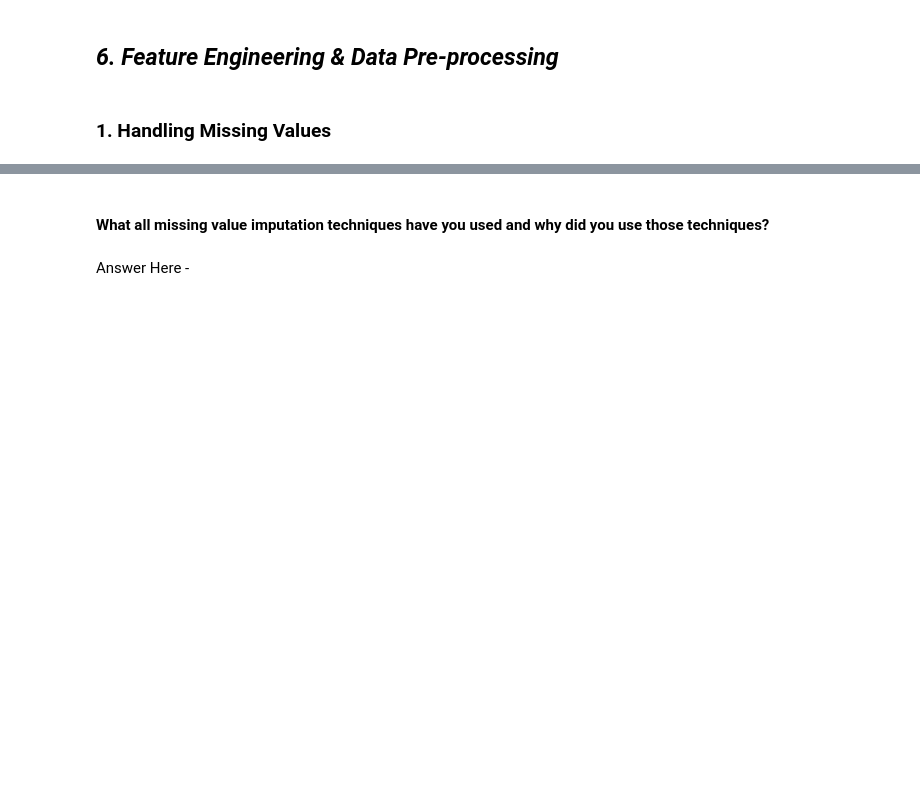
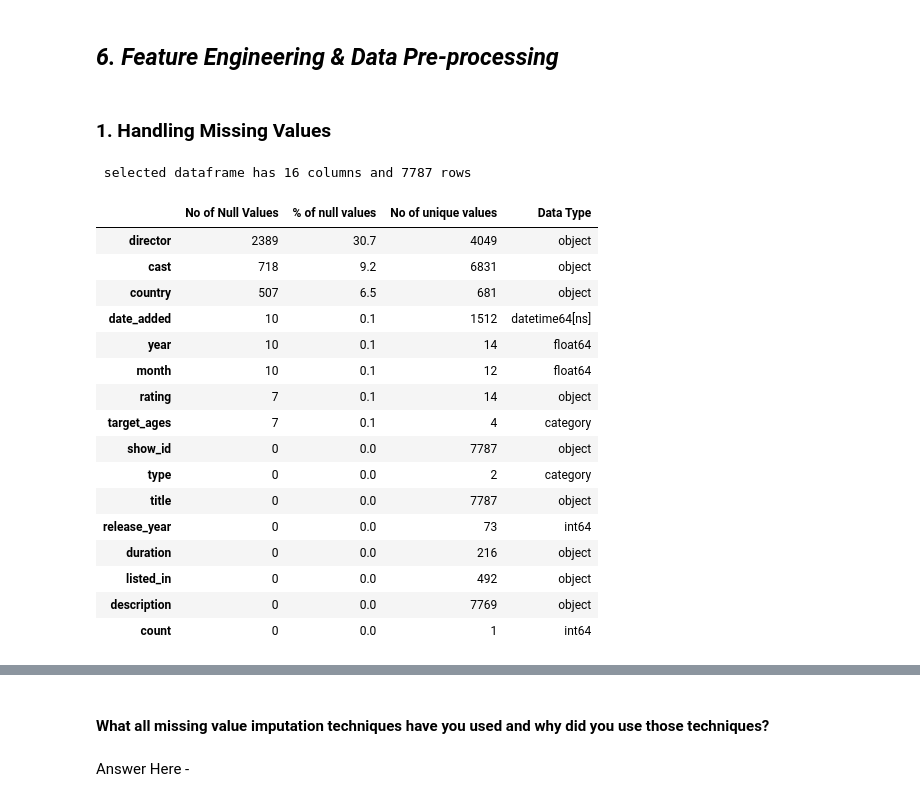
Before and after one commit to jaolekar/Netflix-clustering, a Jupyter notebook: Netflix_movies_and_TV_shows_Clustering_.ipynb, the cells around one changed output, grey strips where cells are left out. Cells and saved outputs as stored; diff of their text form; code cells hidden in the pictures; blank space fills up the shorter version.

```diff
--- a/Netflix_movies_and_TV_shows_Clustering_.ipynb
+++ b/Netflix_movies_and_TV_shows_Clustering_.ipynb
@@ -1051,3 +1061,24 @@ Answer Here.
 ### 1. Handling Missing Values
 # %%
 # Handling Missing Values & Missing Value Imputation
+# Calling our function again to check null values after adding new columns
+Complete_columns_info(nfx_df)
+# %% [output]
+ selected dataframe has 16 columns and 7787 rows
+|  | No of Null Values | % of null values | No of unique values | Data Type |
+| director | 2389 | 30.7 | 4049 | object |
+| cast | 718 | 9.2 | 6831 | object |
+| country | 507 | 6.5 | 681 | object |
+| date_added | 10 | 0.1 | 1512 | datetime64[ns] |
+| year | 10 | 0.1 | 14 | float64 |
+| month | 10 | 0.1 | 12 | float64 |
+| rating | 7 | 0.1 | 14 | object |
+| target_ages | 7 | 0.1 | 4 | category |
+| show_id | 0 | 0.0 | 7787 | object |
+| type | 0 | 0.0 | 2 | category |
+| title | 0 | 0.0 | 7787 | object |
+| release_year | 0 | 0.0 | 73 | int64 |
+| duration | 0 | 0.0 | 216 | object |
+| listed_in | 0 | 0.0 | 492 | object |
+| description | 0 | 0.0 | 7769 | object |
+| count | 0 | 0.0 | 1 | int64 |
```
Also changed, not shown: parts of 66 cells of this notebook.
